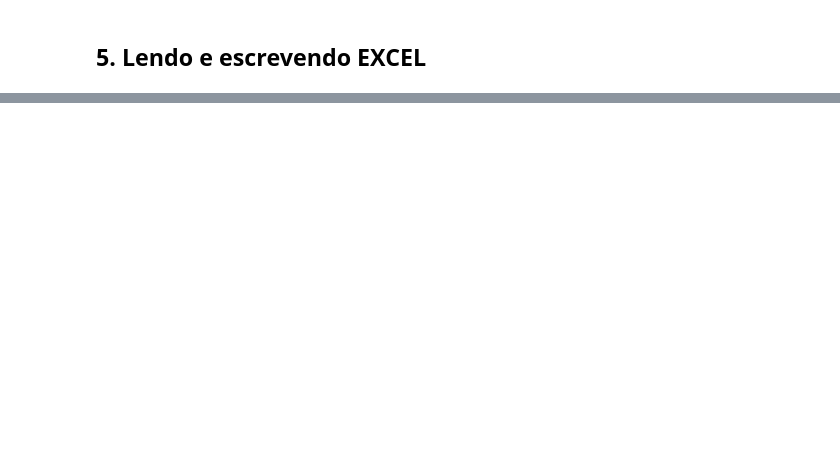
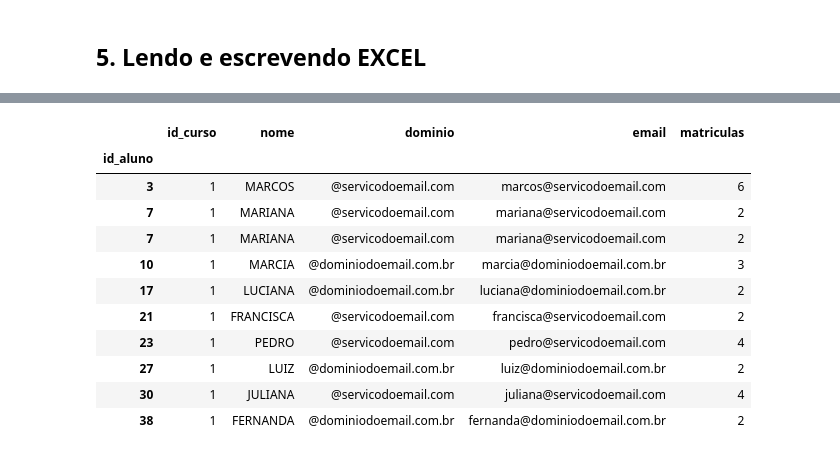
Before and after one commit to VinicusGB/cursos_data_science, a Jupyter notebook: 202201-ALURA-Formacao_Python_para_Data_Science/202202-ALURA-05_09-Pandas_Formatos_diferentes_de_entrada_e_saida/panda.ipynb, the cells around one changed output, grey strips where cells are left out. Drawn from its saved outputs; the diff is of its cells as text; code cells hidden in the pictures; blank space fills up the shorter version.

```diff
--- a/202201-ALURA-Formacao_Python_para_Data_Science/202202-ALURA-05_09-Pandas_Formatos_diferentes_de_entrada_e_saida/panda.ipynb
+++ b/202201-ALURA-Formacao_Python_para_Data_Science/202202-ALURA-05_09-Pandas_Formatos_diferentes_de_entrada_e_saida/panda.ipynb
@@ -640,0 +777,4 @@ d) Podemos substituir o código 5 para escrever um DataFrame em uma tabela html
+# %%
+id_curso = 1
+proxima_turma = matriculas.query("id_curso == {}".format(id_curso))
+proxima_turma
@@ -640,0 +793,15 @@ d) Podemos substituir o código 5 para escrever um DataFrame em uma tabela html
+# %%
+proxima_turma.set_index('id_aluno').join(nomes.set_index('id_aluno'))
+# %% [output]
+|  | id_curso | nome | dominio | email | matriculas |
+| id_aluno |  |  |  |  |  |
+| 3 | 1 | MARCOS | @servicodoemail.com | marcos@servicodoemail.com | 6 |
+| 7 | 1 | MARIANA | @servicodoemail.com | mariana@servicodoemail.com | 2 |
+| 7 | 1 | MARIANA | @servicodoemail.com | mariana@servicodoemail.com | 2 |
+| 10 | 1 | MARCIA | @dominiodoemail.com.br | marcia@dominiodoemail.com.br | 3 |
+| 17 | 1 | LUCIANA | @dominiodoemail.com.br | luciana@dominiodoemail.com.br | 2 |
+| 21 | 1 | FRANCISCA | @servicodoemail.com | francisca@servicodoemail.com | 2 |
+| 23 | 1 | PEDRO | @servicodoemail.com | pedro@servicodoemail.com | 4 |
+| 27 | 1 | LUIZ | @dominiodoemail.com.br | luiz@dominiodoemail.com.br | 2 |
+| 30 | 1 | JULIANA | @servicodoemail.com | juliana@servicodoemail.com | 4 |
+| 38 | 1 | FERNANDA | @dominiodoemail.com.br | fernanda@dominiodoemail.com.br | 2 |
```
Also changed, not shown: parts of 56 cells of this notebook, 3 other files.
